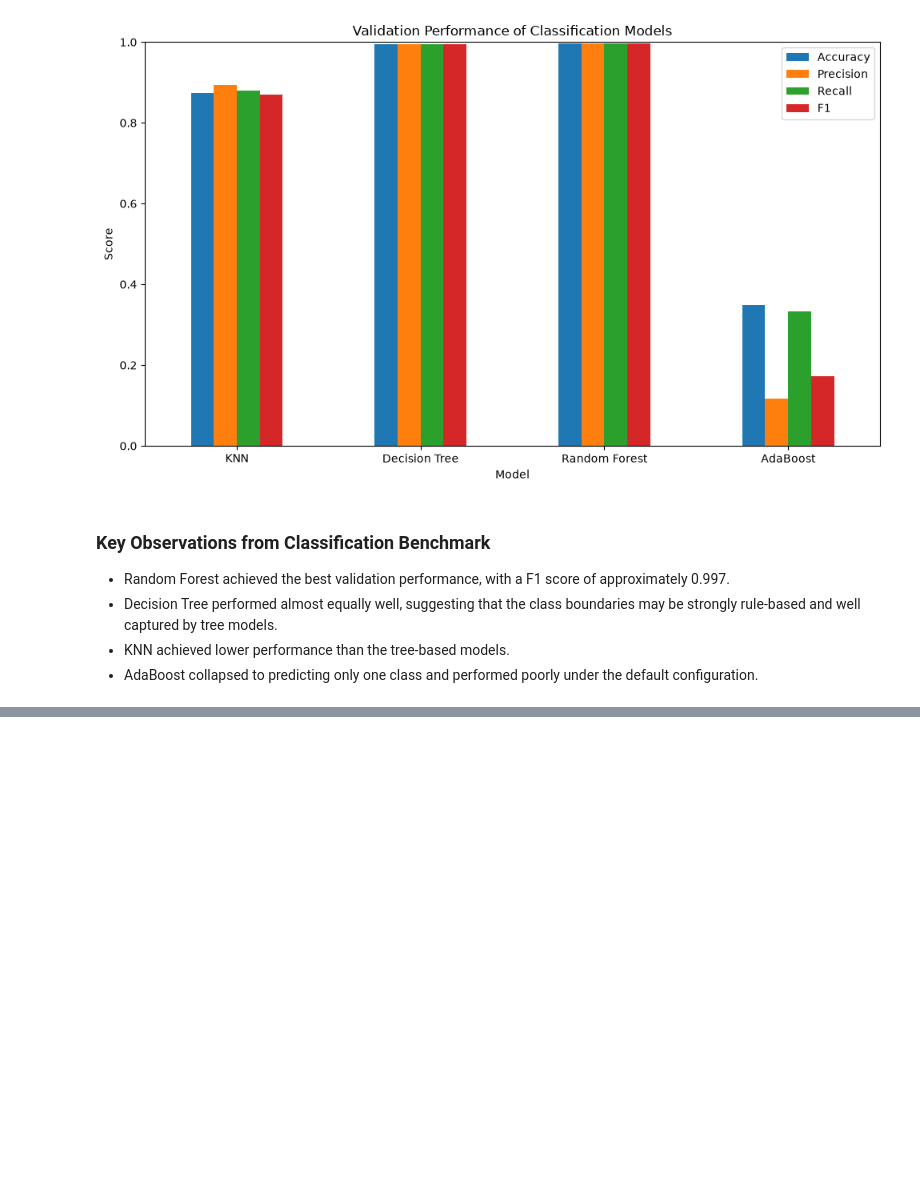
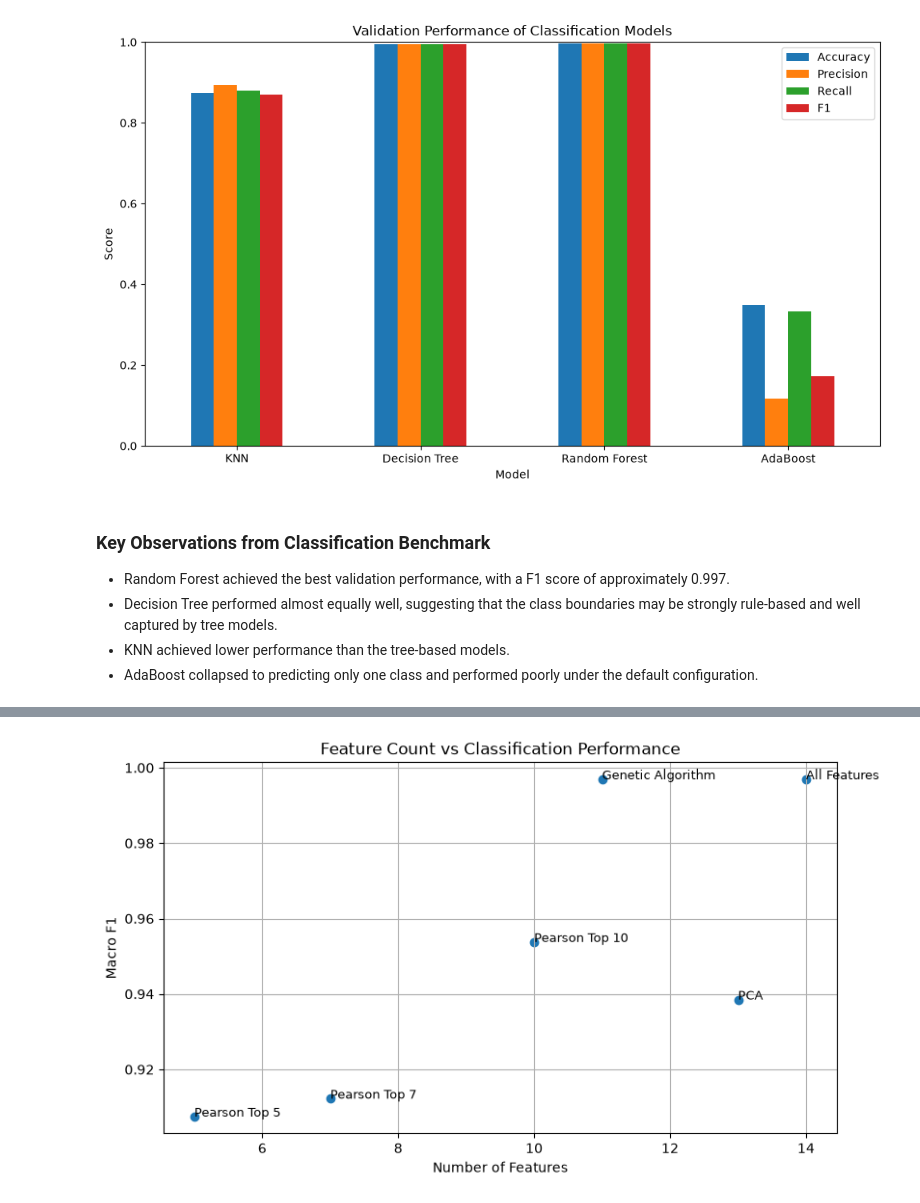
Before and after one commit to elodie-wu/ai-aquaculture-research-demos, a Jupyter notebook: 01-environmental-risk-and-anomaly-detection/notebooks/aquaculture-analysis.ipynb, the cells around one changed output, grey strips where cells are left out. Drawn from its saved outputs; the diff is of its cells as text; code cells hidden in the pictures; blank space fills up the shorter version.

```diff
--- a/01-environmental-risk-and-anomaly-detection/notebooks/aquaculture-analysis.ipynb
+++ b/01-environmental-risk-and-anomaly-detection/notebooks/aquaculture-analysis.ipynb
@@ -335,0 +586,6 @@ plt.show()
+# %%
+# 3.3 Genetic Algorithm Feature Selection
+feature_names = X_train.columns.tolist()
+
+print("Number of features:", len(feature_names))
+print(feature_names)
@@ -335,0 +751,11 @@ plt.show()
+# %%
+ga_selected_features = [
+    feature_names[i]
+    for i, bit in enumerate(best_individual)
+    if bit == 1
+]
+
+print("Best validation F1:", best_fitness)
+print("Number of selected features:", len(ga_selected_features))
+print("Selected features:")
+print(ga_selected_features)
@@ -335,0 +827,23 @@ plt.show()
+# %%
+plt.figure(figsize=(9, 5))
+
+plt.scatter(
+    feature_selection_results["Num Features"],
+    feature_selection_results["F1"]
+)
+
+for _, row in feature_selection_results.iterrows():
+    plt.text(
+        row["Num Features"],
+        row["F1"],
+        row["Method"],
+        fontsize=9
+    )
+
+plt.xlabel("Number of Features")
+plt.ylabel("Macro F1")
+plt.title("Feature Count vs Classification Performance")
+plt.grid(True)
+plt.show()
+# %% [output]
+[figure, added]
```
Also changed, not shown: parts of 50 cells of this notebook.
